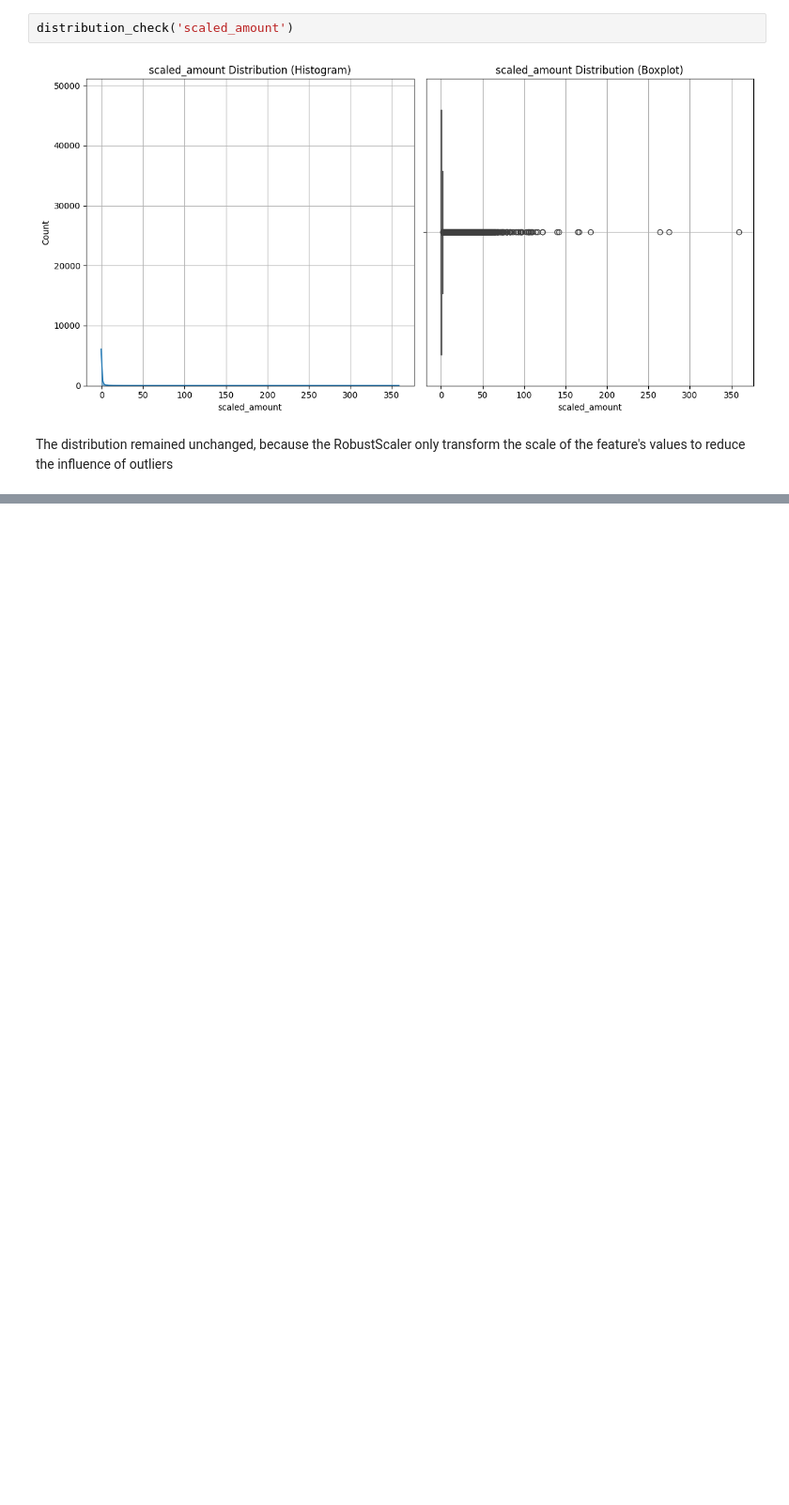
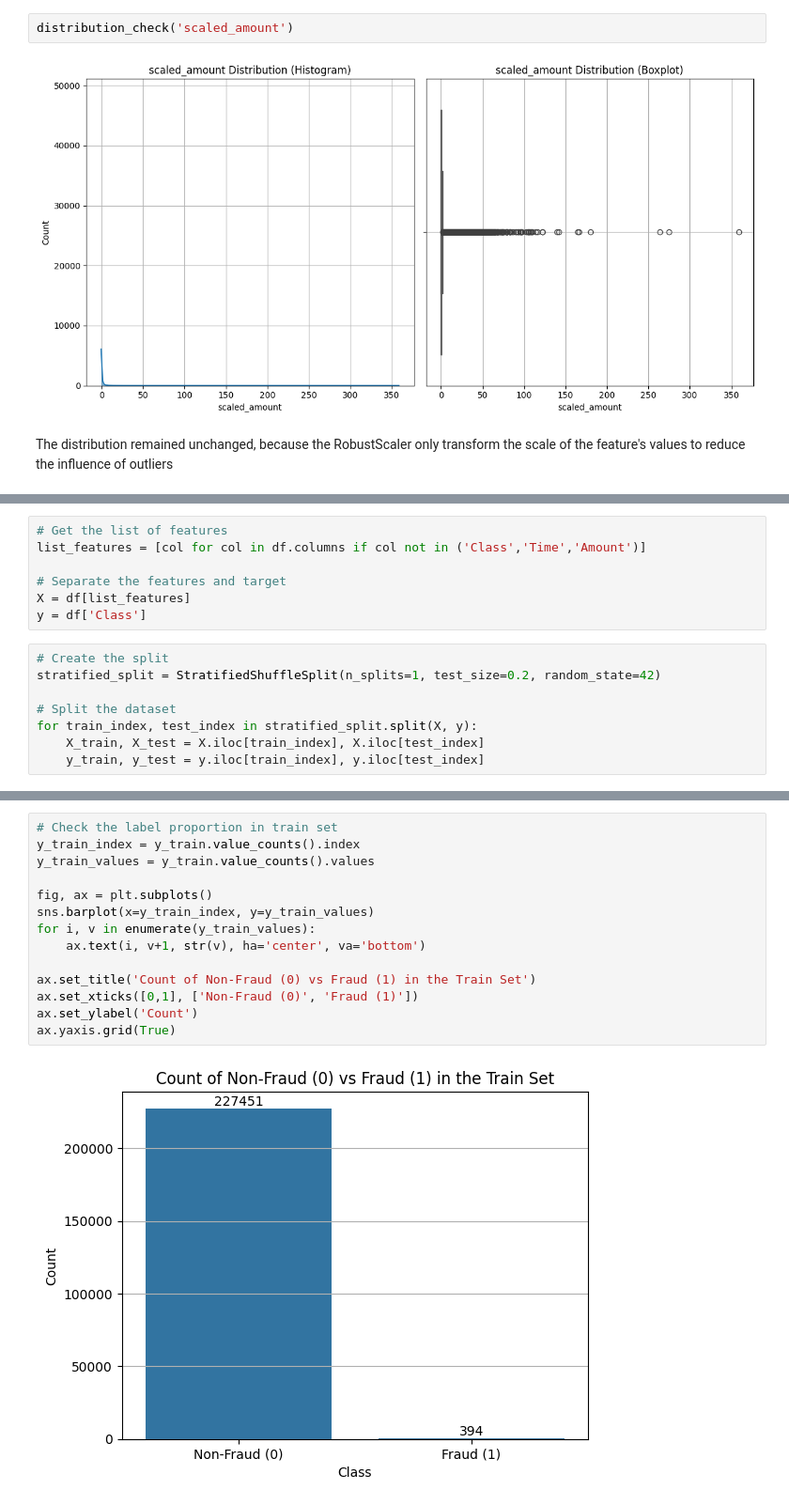
Before and after one commit to joocahyadi/Credit_Card_Fraud_Detection, a Jupyter notebook: notebook/Credit Card Fraud Detection Notebook.ipynb, the cells around one changed output, grey strips where cells are left out. Shown at 94% size. Cells and saved outputs as stored; diff of their text form; blank space fills up the shorter version.

```diff
--- a/notebook/Credit Card Fraud Detection Notebook.ipynb
+++ b/notebook/Credit Card Fraud Detection Notebook.ipynb
@@ -375,0 +395,15 @@ The distribution remained unchanged, because the RobustScaler only transform the
+# %%
+# Get the list of features
+list_features = [col for col in df.columns if col not in ('Class','Time','Amount')]
+
+# Separate the features and target
+X = df[list_features]
+y = df['Class']
+# %%
+# Create the split
+stratified_split = StratifiedShuffleSplit(n_splits=1, test_size=0.2, random_state=42)
+
+# Split the dataset
+for train_index, test_index in stratified_split.split(X, y):
+    X_train, X_test = X.iloc[train_index], X.iloc[test_index]
+    y_train, y_test = y.iloc[train_index], y.iloc[test_index]
@@ -375,0 +415,16 @@ The distribution remained unchanged, because the RobustScaler only transform the
+# %%
+# Check the label proportion in train set
+y_train_index = y_train.value_counts().index
+y_train_values = y_train.value_counts().values
+
+fig, ax = plt.subplots()
+sns.barplot(x=y_train_index, y=y_train_values)
+for i, v in enumerate(y_train_values):
+    ax.text(i, v+1, str(v), ha='center', va='bottom')
+
+ax.set_title('Count of Non-Fraud (0) vs Fraud (1) in the Train Set')
+ax.set_xticks([0,1], ['Non-Fraud (0)', 'Fraud (1)'])
+ax.set_ylabel('Count')
+ax.yaxis.grid(True)
+# %% [output]
+[figure, added]
```
Also changed, not shown: parts of 46 cells of this notebook.
